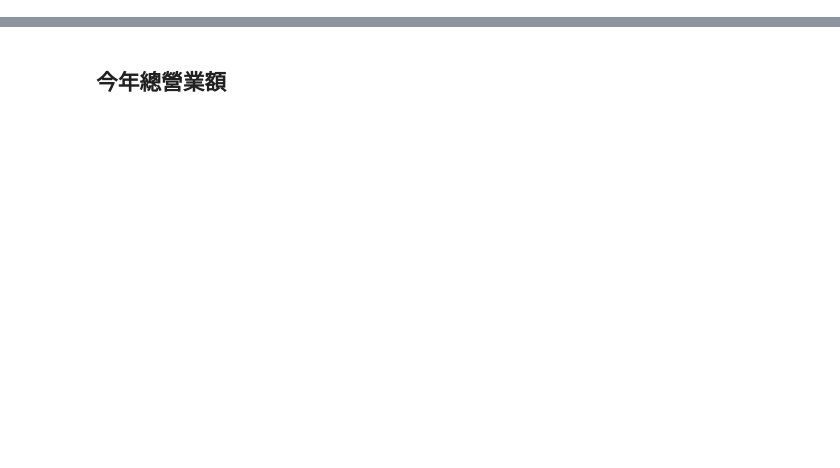
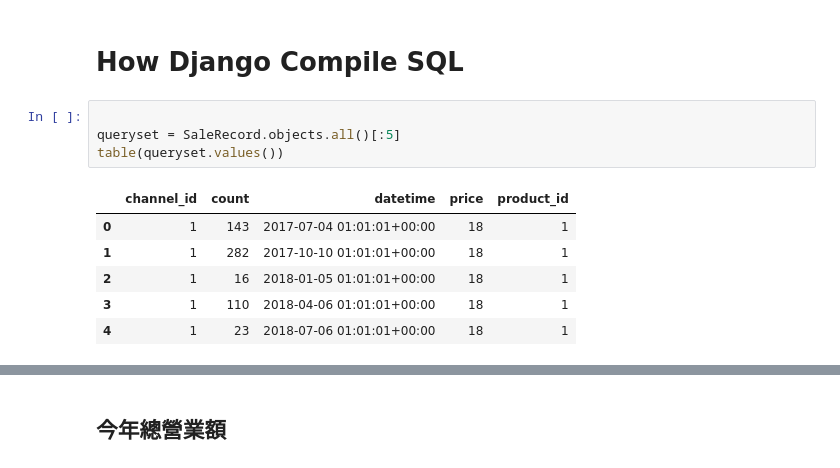
Before and after one commit to timtan/orm-workshop, a Jupyter notebook: demo/Untitled.ipynb, the cells around one changed output, grey strips where cells are left out. Drawn from its saved outputs; the diff is of its cells as text; blank space fills up the shorter version.

```diff
--- a/demo/Untitled.ipynb
+++ b/demo/Untitled.ipynb
@@ -4,0 +39,13 @@ from django.db.models import Subquery, Max, OuterRef, F, Sum
+# %% [markdown]
+# How Django Compile SQL
+# %%
+
+queryset = SaleRecord.objects.all()[:5]
+table(queryset.values())
+# %% [output]
+|  | channel_id | count | datetime | price | product_id |
+| 0 | 1 | 143 | 2017-07-04 01:01:01+00:00 | 18 | 1 |
+| 1 | 1 | 282 | 2017-10-10 01:01:01+00:00 | 18 | 1 |
+| 2 | 1 | 16 | 2018-01-05 01:01:01+00:00 | 18 | 1 |
+| 3 | 1 | 110 | 2018-04-06 01:01:01+00:00 | 18 | 1 |
+| 4 | 1 | 23 | 2018-07-06 01:01:01+00:00 | 18 | 1 |
```
Also changed, not shown: parts of 24 cells of this notebook.
